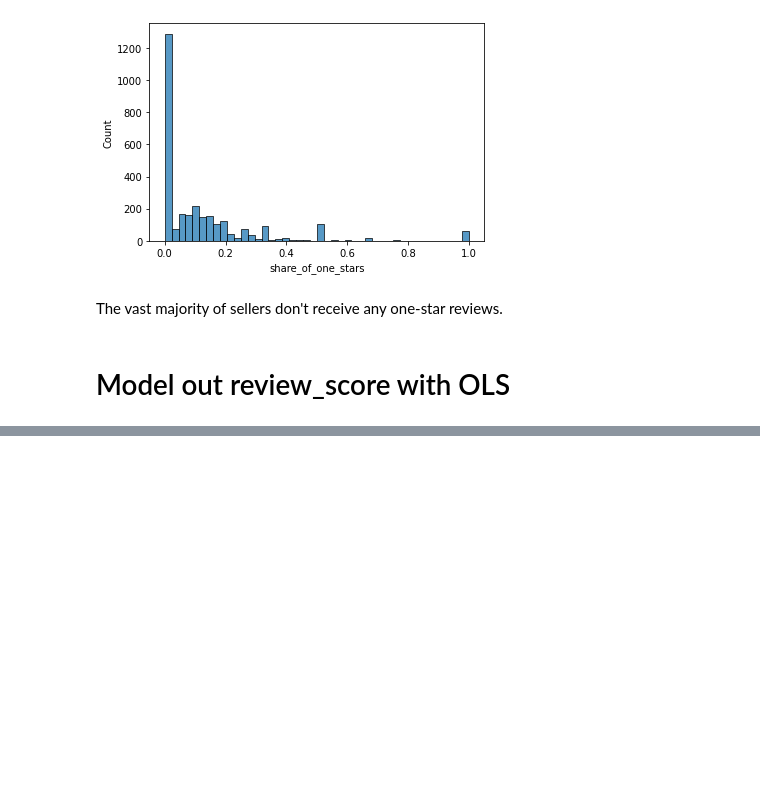
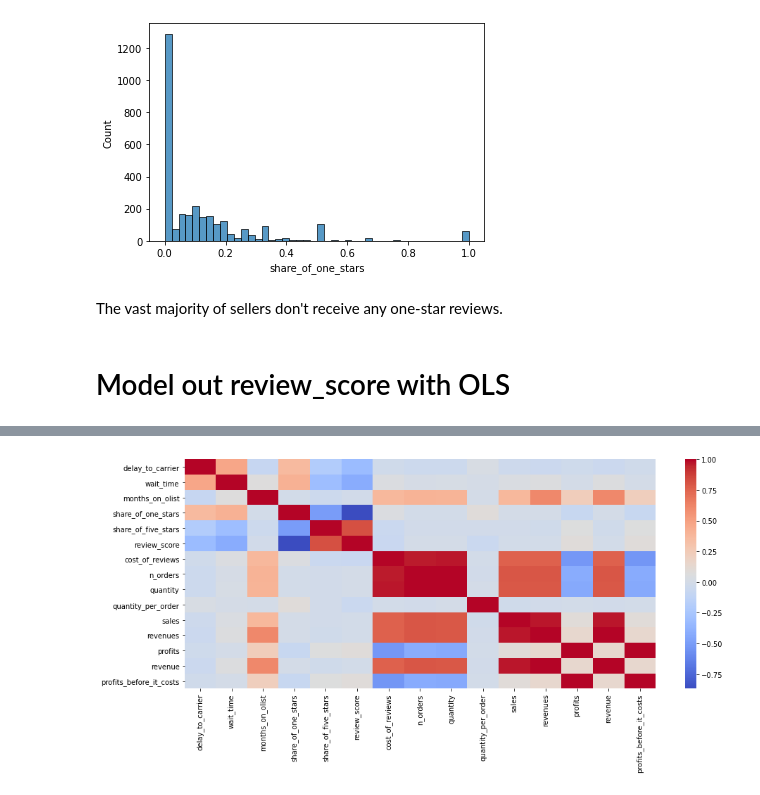
Before and after one commit to phlln/olist-analysis, a Jupyter notebook: notebooks/Sellers Data Analysis-UPDATED.ipynb, the cells around one changed output, grey strips where cells are left out. Saved outputs shown, nothing was run; the diff lists cells and outputs as text; code cells hidden in the pictures; blank space fills up the shorter version.

```diff
--- a/notebooks/Sellers Data Analysis-UPDATED.ipynb
+++ b/notebooks/Sellers Data Analysis-UPDATED.ipynb
@@ -199,0 +296,5 @@ sns.histplot(model.resid, kde=True, stat='density', discrete=True);
+# %%
+plt.figure(figsize=(15,6))
+sns.heatmap(sellers.corr(), cmap='coolwarm');
+# %% [output]
+[figure, added]
```
Also changed, not shown: parts of 15 cells of this notebook, 1 other file.
